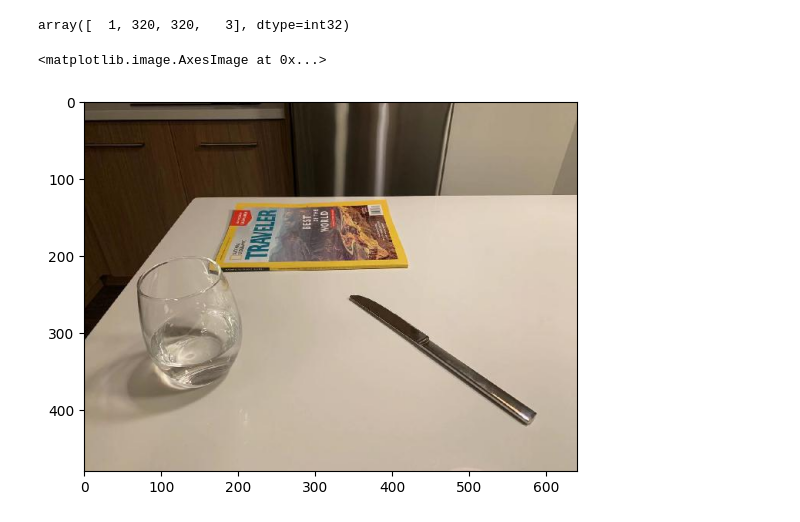
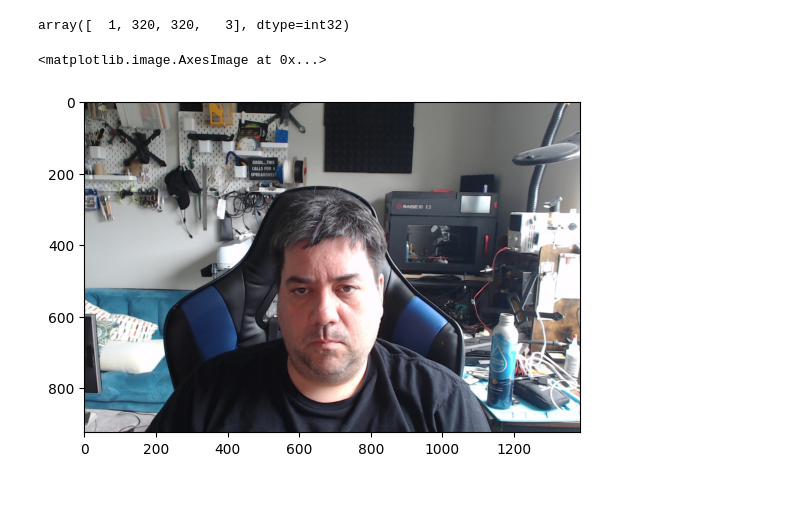
Before and after one commit to agvaniya/jupyter, a Jupyter notebook: tflite/yolo50.ipynb, the cells around one changed output. Saved outputs shown, nothing was run; the diff lists cells and outputs as text; code cells hidden in the pictures; blank space fills up the shorter version.

Commit message:
room

```diff
--- a/tflite/yolo50.ipynb
+++ b/tflite/yolo50.ipynb
@@ -57,18 +57,20 @@ input_shape
 # %% [output]
 array([  1, 320, 320,   3], dtype=int32)
 # %%
-img = Image.open('table.jpg')
+#img = Image.open('table.jpg')
+img = Image.open('room.jpg')
+
 # max_dim = max(img.width, img.height)
 # padded = Image.new(img.mode, (max_dim,max_dim), 'black')
 # padded.paste(img,(0,0))
 # img=padded
 data = np.array(img.resize(input_shape[1:3],Image.Resampling.LANCZOS), dtype=np.float32)
 data /= 255.0
 data = data[np.newaxis,...]
 plt.imshow(img)
 # %% [output]
 <matplotlib.image.AxesImage at 0x...>
-[figure, old version]
+[figure, new version]
 # %%
 interpreter.set_tensor(input_details[0]['index'], data)
 interpreter.invoke()
```
Also changed, not shown: parts of 3 cells of this notebook, 1 other file.
